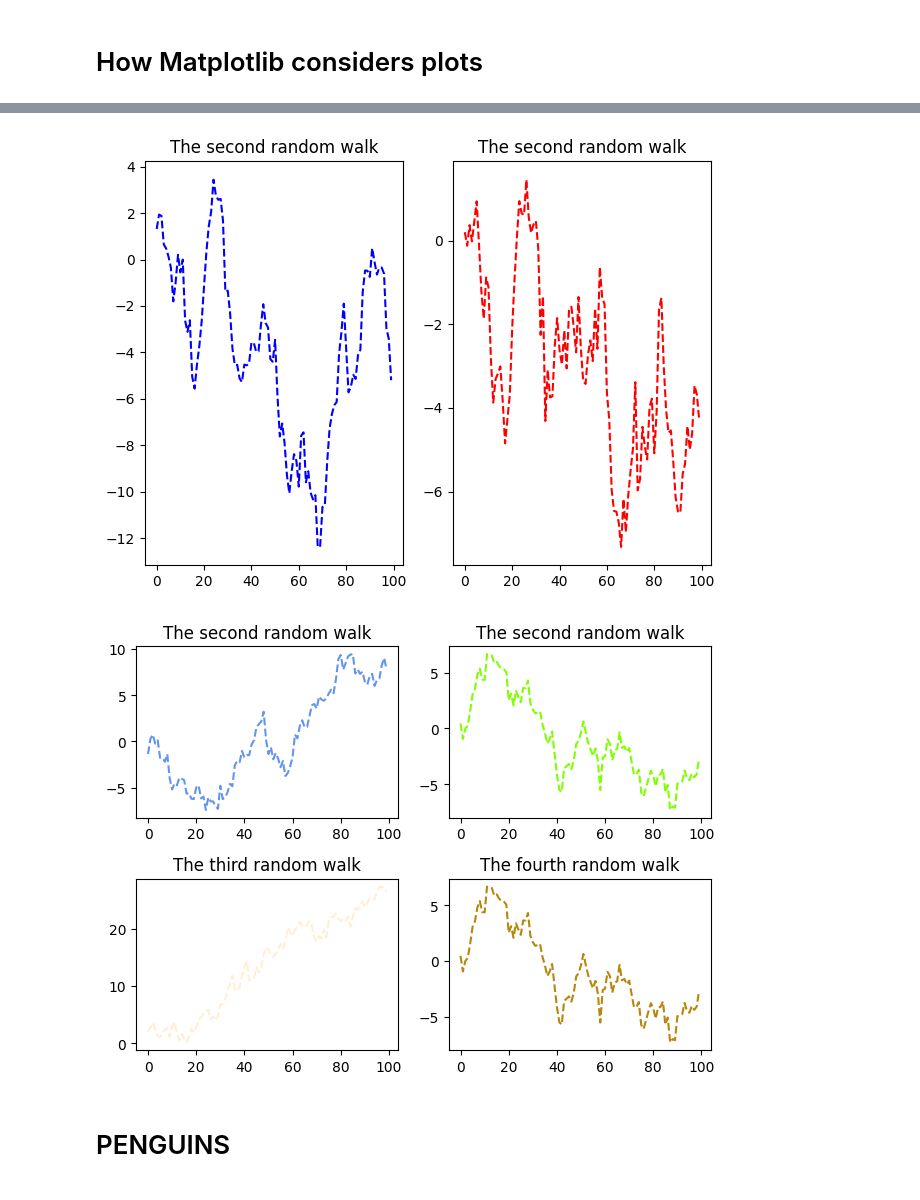
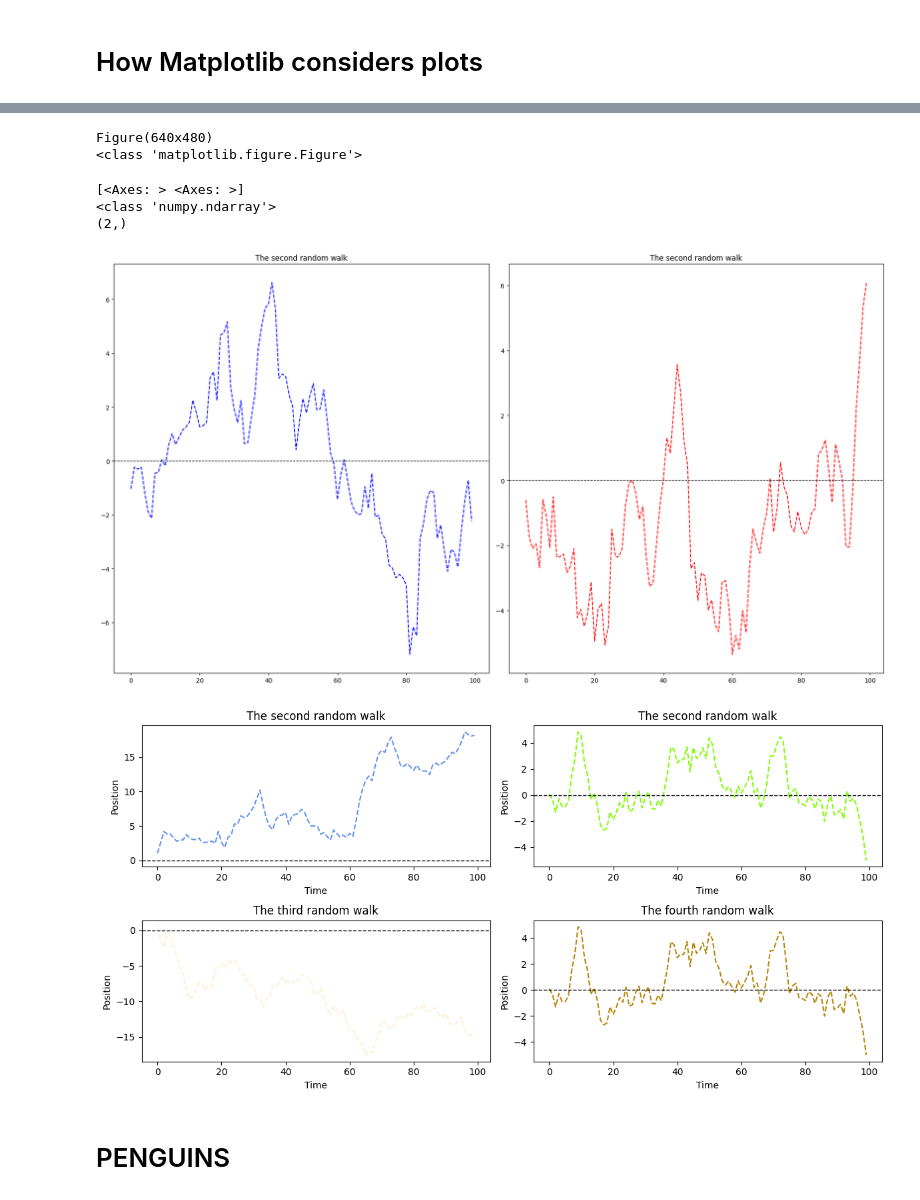
Before and after one commit to aminem0/pywork, a Jupyter notebook: notebooks/jupy04-matplotlib.ipynb, the cells around one changed output, grey strips where cells are left out. Cells and saved outputs as stored; diff of their text form; code cells hidden in the pictures.

```diff
--- a/notebooks/jupy04-matplotlib.ipynb
+++ b/notebooks/jupy04-matplotlib.ipynb
@@ -135,25 +169,43 @@ print(ax.shape)
+# %%
+# What is in fig?
+print(fig)
+print(type(fig))
+# %% [output]
+Figure(640x480)
+<class 'matplotlib.figure.Figure'>
+# %%
+# What is in ax?
+print(ax)
+print(type(ax))
+print(ax.shape)
+# %% [output]
+[<Axes: > <Axes: >]
+<class 'numpy.ndarray'>
+(2,)
 # %%
 # Data
 x = range(0, 100)
 y1 = np.cumsum(np.random.normal(loc=0.0, scale=1.0, size=100))
 y2 = np.cumsum(np.random.normal(loc=0.0, scale=1.0, size=100))
 
 # Create the figure and two subplots (1 row, 2 columns)
-fig, ax = plt.subplots(nrows=1, ncols=2)
+fig, ax = plt.subplots(nrows=1, ncols=2, figsize=(18, 10))
 
 # Plot on the first subplot (ax[0])
 ax[0].plot(x, y1, color="blue", linestyle="dashed")
-ax[0].set_title("The second random walk")
+ax[0].set_title(label="The second random walk")
+ax[0].axhline(y=0, color="black", linestyle="dashed", linewidth=1)
 
 # Plot on the second subplot (ax[1])
 ax[1].plot(x, y2, color="red", linestyle="dashed")
-ax[1].set_title("The second random walk")
+ax[1].set_title(label="The second random walk")
+ax[1].axhline(y=0, color="black", linestyle="dashed", linewidth=1)
 
 # Display the plot
 fig.tight_layout()  # Adjust spacing between subplots
-#fig.show()
+#plt.show()
 # %% [output]
-[figure, old version]
+[figure, new version]
 # %%
 # Data
 # Note: I got the weirdish names from
@@ -164,31 +216,44 @@ y2 = np.cumsum(np.random.normal(loc=0.0, scale=1.0, size=100))
 y3 = np.cumsum(np.random.normal(loc=0.0, scale=1.0, size=100))
 y4 = np.cumsum(np.random.normal(loc=0.0, scale=1.0, size=100))
 
-# Create the figure and two subplots (1 row, 2 columns)
-fig, ax = plt.subplots(nrows=2, ncols=2)
+# Create the figure and two subplots (2 rows, 2 columns)
+fig, ax = plt.subplots(nrows=2, ncols=2, figsize=(12, 6))
 
 # Plot on the first subplot (ax[0, 0])
 ax[0, 0].plot(x, y1, color="cornflowerblue", linestyle="dashed")
-ax[0, 0].set_title("The second random walk")
+ax[0, 0].axhline(y=0, color="black", linestyle="dashed", linewidth=1)
+ax[0, 0].set_title(label="The second random walk")
+ax[0, 0].set_xlabel(xlabel="Time")
+ax[0, 0].set_ylabel(ylabel="Position")
 
 # Plot on the second subplot (ax[0, 1])
 ax[0, 1].plot(x, y2, color="chartreuse", linestyle="dashed")
-ax[0, 1].set_title("The second random walk")
+ax[0, 1].axhline(y=0, color="black", linestyle="dashed", linewidth=1)
+ax[0, 1].set_title(label="The second random walk")
+ax[0, 1].set_xlabel(xlabel="Time")
+ax[0, 1].set_ylabel(ylabel="Position")
 
 # Plot on the second subplot (ax[1, 0])
 ax[1, 0].plot(x, y3, color="papayawhip", linestyle="dashed")
-ax[1, 0].set_title("The third random walk")
+ax[1, 0].axhline(y=0, color="black", linestyle="dashed", linewidth=1)
+ax[1, 0].set_title(label="The third random walk")
+ax[1, 0].set_xlabel(xlabel="Time")
+ax[1, 0].set_ylabel(ylabel="Position")
 
 # Plot on the second subplot (ax[1, 1])
 ax[1, 1].plot(x, y2, color="darkgoldenrod", linestyle="dashed")
-ax[1, 1].set_title("The fourth random walk")
+ax[1, 1].axhline(y=0, color="black", linestyle="dashed", linewidth=1)
+ax[1, 1].set_title(label="The fourth random walk")
+ax[1, 1].set_xlabel(xlabel="Time")
+ax[1, 1].set_ylabel(ylabel="Position")
 
+# Maximize plot space
+fig.tight_layout()
 
-# Display the plot
-fig.tight_layout()  # Adjust spacing between subplots
-#fig.show()
+# Show the plot
+plt.show()
 # %% [output]
-[figure, old version]
+[figure, new version]
 # %% [markdown]
 # PENGUINS
 # %%
```
Also changed, not shown: parts of 61 cells of this notebook, 7 other files.
